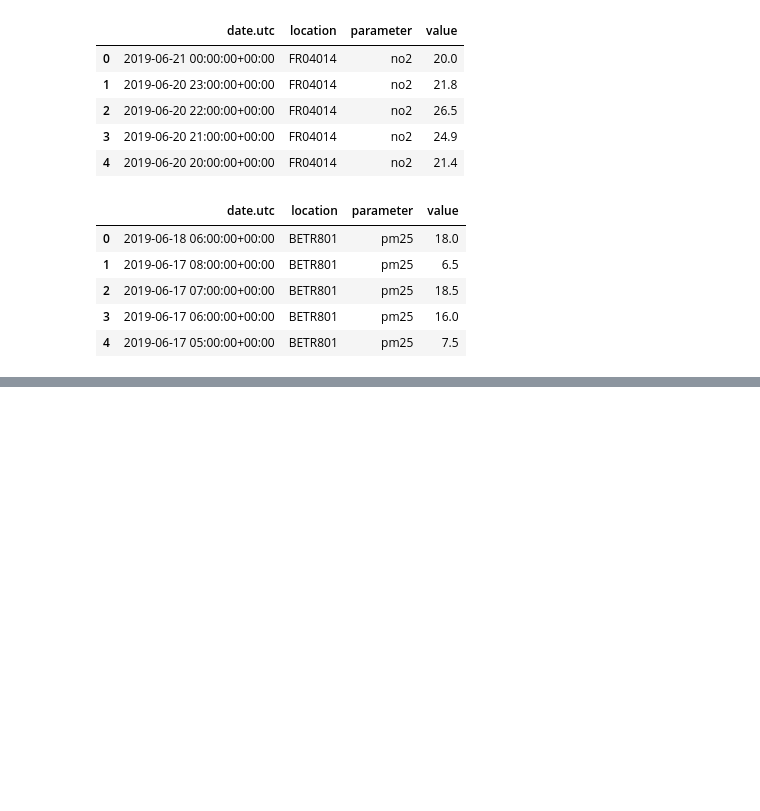
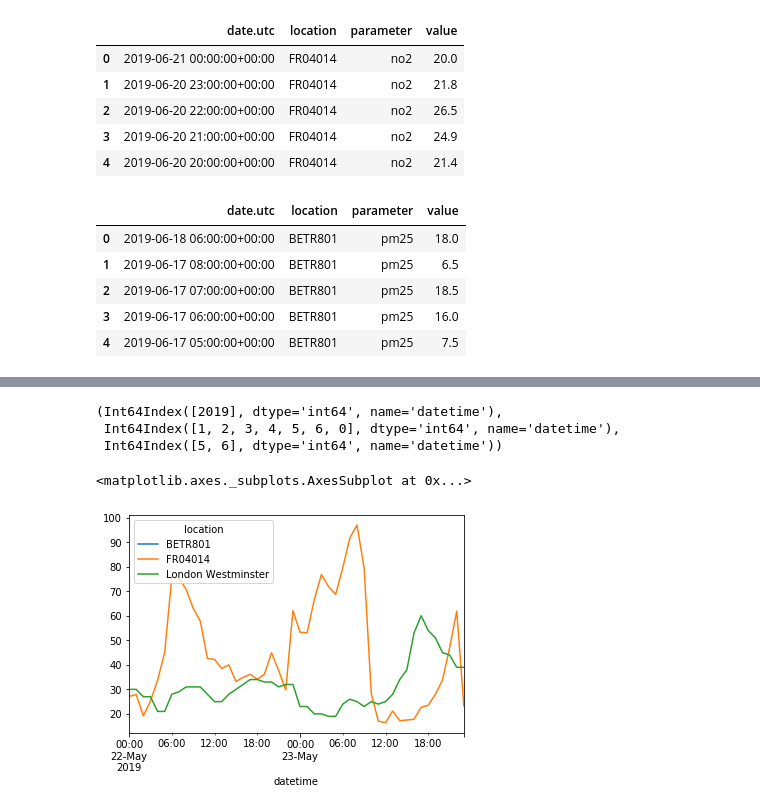
Before and after one commit to AndyJPG/myPython, a Jupyter notebook: jupyter/py_pandas/Untitled.ipynb, the cells around one changed output, grey strips where cells are left out. Drawn from its saved outputs; the diff is of its cells as text; code cells hidden in the pictures; blank space fills up the shorter version.

```diff
--- a/jupyter/py_pandas/Untitled.ipynb
+++ b/jupyter/py_pandas/Untitled.ipynb
@@ -513,0 +684,3 @@ air_quality_pm25.head()
+# %%
+no_2 = air_quality.pivot(index="datetime", columns="location", values="value")
+no_2.head()
@@ -513,0 +695,11 @@ air_quality_pm25.head()
+# %%
+no_2.index.year.unique(), no_2.index.weekday.unique(), no_2.index.month.unique()
+# %% [output]
+(Int64Index([2019], dtype='int64', name='datetime'),
+ Int64Index([1, 2, 3, 4, 5, 6, 0], dtype='int64', name='datetime'),
+ Int64Index([5, 6], dtype='int64', name='datetime'))
+# %%
+no_2["2019-05-22":"2019-05-23"].plot()
+# %% [output]
+<matplotlib.axes._subplots.AxesSubplot at 0x...>
+[figure, added]
```
Also changed, not shown: parts of 30 cells of this notebook, 4 other files.
